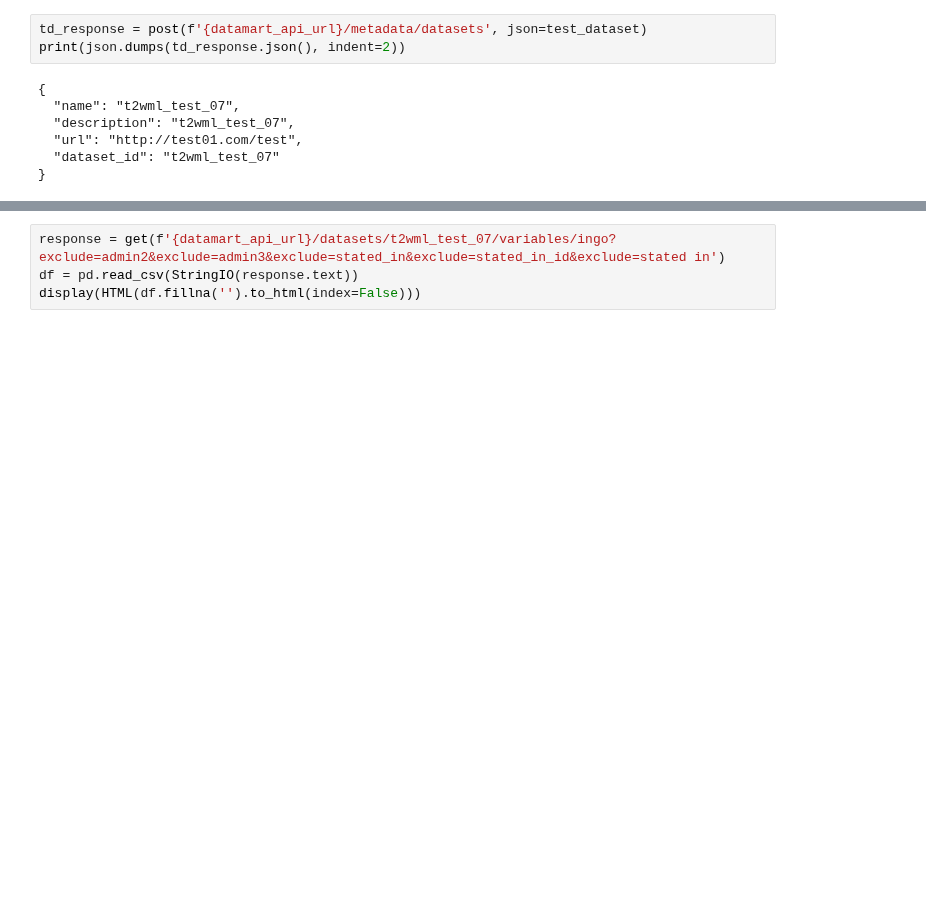
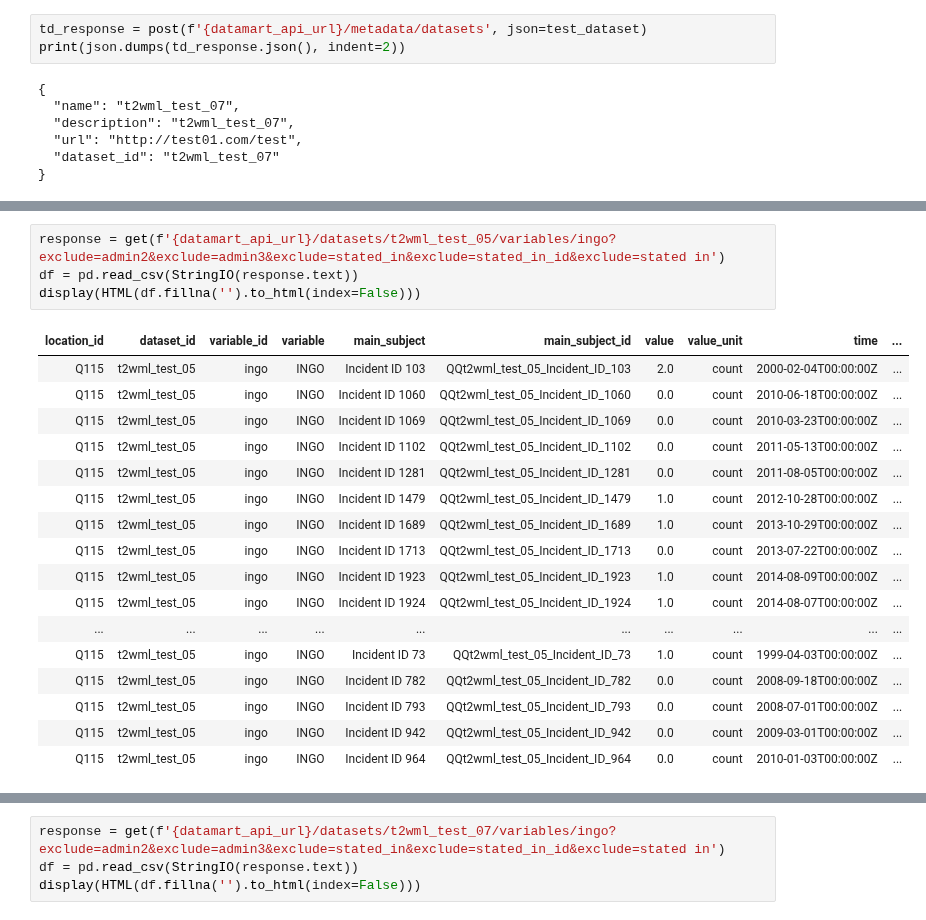
Before and after one commit to usc-isi-i2/datamart-api, a Jupyter notebook: Datamart API Upload Annotated Spreadsheets.ipynb, the cells around one changed output, grey strips where cells are left out. Saved outputs shown, nothing was run; the diff lists cells and outputs as text; blank space fills up the shorter version.

```diff
--- a/Datamart API Upload Annotated Spreadsheets.ipynb
+++ b/Datamart API Upload Annotated Spreadsheets.ipynb
@@ -106,2 +279,24 @@ upload_data_post(file_path, url)
+# %%
+response = get(f'{datamart_api_url}/datasets/t2wml_test_05/variables/ingo?exclude=admin2&exclude=admin3&exclude=stated_in&exclude=stated_in_id&exclude=stated in')
+df = pd.read_csv(StringIO(response.text))
+display(HTML(df.fillna('').to_html(index=False)))
+# %% [output]
+| location_id | dataset_id | variable_id | variable | main_subject | main_subject_id | value | value_unit | time | ... |
+| Q115 | t2wml_test_05 | ingo | INGO | Incident ID 103 | QQt2wml_test_05_Incident_ID_103 | 2.0 | count | 2000-02-04T00:00:00Z | ... |
+| Q115 | t2wml_test_05 | ingo | INGO | Incident ID 1060 | QQt2wml_test_05_Incident_ID_1060 | 0.0 | count | 2010-06-18T00:00:00Z | ... |
+| Q115 | t2wml_test_05 | ingo | INGO | Incident ID 1069 | QQt2wml_test_05_Incident_ID_1069 | 0.0 | count | 2010-03-23T00:00:00Z | ... |
+| Q115 | t2wml_test_05 | ingo | INGO | Incident ID 1102 | QQt2wml_test_05_Incident_ID_1102 | 0.0 | count | 2011-05-13T00:00:00Z | ... |
+| Q115 | t2wml_test_05 | ingo | INGO | Incident ID 1281 | QQt2wml_test_05_Incident_ID_1281 | 0.0 | count | 2011-08-05T00:00:00Z | ... |
+| Q115 | t2wml_test_05 | ingo | INGO | Incident ID 1479 | QQt2wml_test_05_Incident_ID_1479 | 1.0 | count | 2012-10-28T00:00:00Z | ... |
+| Q115 | t2wml_test_05 | ingo | INGO | Incident ID 1689 | QQt2wml_test_05_Incident_ID_1689 | 1.0 | count | 2013-10-29T00:00:00Z | ... |
+| Q115 | t2wml_test_05 | ingo | INGO | Incident ID 1713 | QQt2wml_test_05_Incident_ID_1713 | 0.0 | count | 2013-07-22T00:00:00Z | ... |
+| Q115 | t2wml_test_05 | ingo | INGO | Incident ID 1923 | QQt2wml_test_05_Incident_ID_1923 | 1.0 | count | 2014-08-09T00:00:00Z | ... |
+| Q115 | t2wml_test_05 | ingo | INGO | Incident ID 1924 | QQt2wml_test_05_Incident_ID_1924 | 1.0 | count | 2014-08-07T00:00:00Z | ... |
+| ... | ... | ... | ... | ... | ... | ... | ... | ... | ... |
+| Q115 | t2wml_test_05 | ingo | INGO | Incident ID 73 | QQt2wml_test_05_Incident_ID_73 | 1.0 | count | 1999-04-03T00:00:00Z | ... |
+| Q115 | t2wml_test_05 | ingo | INGO | Incident ID 782 | QQt2wml_test_05_Incident_ID_782 | 0.0 | count | 2008-09-18T00:00:00Z | ... |
+| Q115 | t2wml_test_05 | ingo | INGO | Incident ID 793 | QQt2wml_test_05_Incident_ID_793 | 0.0 | count | 2008-07-01T00:00:00Z | ... |
+| Q115 | t2wml_test_05 | ingo | INGO | Incident ID 942 | QQt2wml_test_05_Incident_ID_942 | 0.0 | count | 2009-03-01T00:00:00Z | ... |
+| Q115 | t2wml_test_05 | ingo | INGO | Incident ID 964 | QQt2wml_test_05_Incident_ID_964 | 0.0 | count | 2010-01-03T00:00:00Z | ... |
 # %%
 url = f'{datamart_api_url}/datasets/t2wml_test_06/annotated'
```
Also changed, not shown: parts of 15 cells of this notebook.
